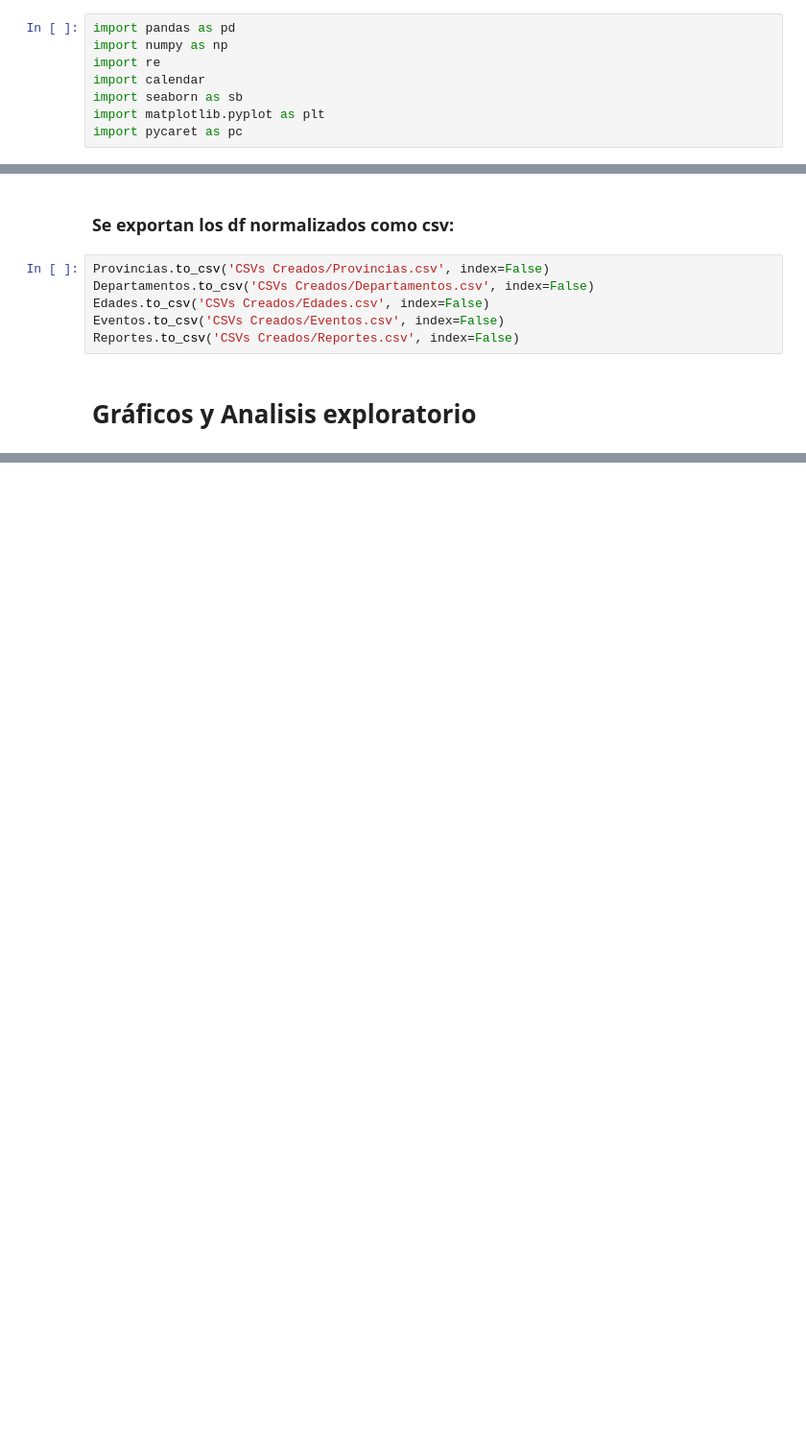
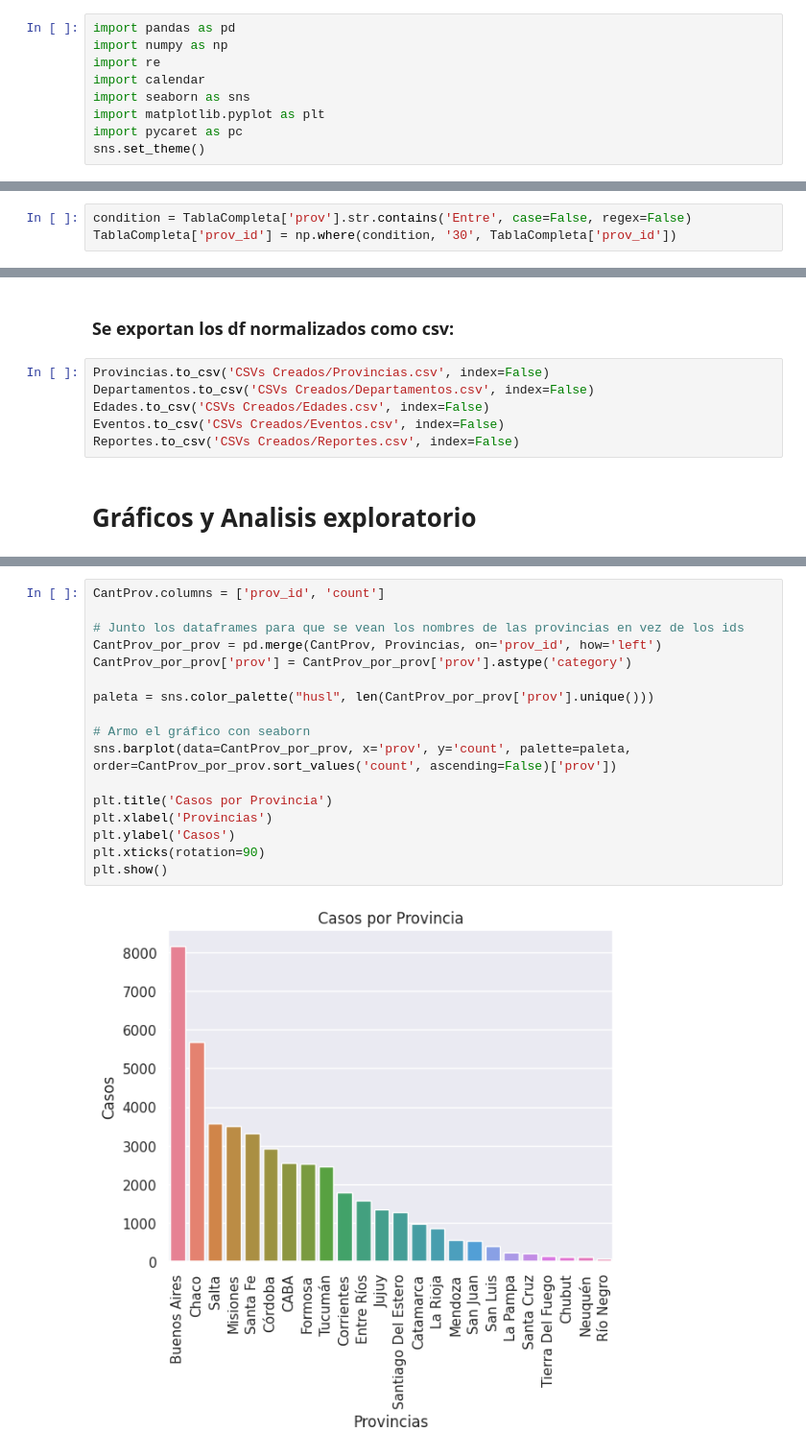
Before and after one commit to Valnir17/Dengue-y-Zika-Argentina, a Jupyter notebook: Manipulación de Tablas.ipynb, the cells around one changed output, grey strips where cells are left out. Shown: that part at 96% size. Drawn from its saved outputs; the diff is of its cells as text; blank space fills up the shorter version.

Commit message:
Primeros gráficos

```diff
--- a/Manipulación de Tablas.ipynb
+++ b/Manipulación de Tablas.ipynb
@@ -5,9 +5,10 @@ import pandas as pd
 import numpy as np
 import re
 import calendar
-import seaborn as sb
+import seaborn as sns
 import matplotlib.pyplot as plt
 import pycaret as pc
+sns.set_theme()
 # %%
 df20182 = pd.read_csv(r"Dengue, Zika 2018 - 2.csv")
 df2018 = pd.read_csv(r"Dengue, Zika 2018.csv")
@@ -414,3 +419,6 @@ The 'id_depto' column starts with '00' 35 times.
+# %%
+condition = TablaCompleta['prov'].str.contains('Entre', case=False, regex=False)
+TablaCompleta['prov_id'] = np.where(condition, '30', TablaCompleta['prov_id'])
 # %% [markdown]
 Paso siguiente: Reducir la granularidad (Pasar semanas -> meses)
 # %%
@@ -511 +519,20 @@ prov_id
 Name: count, dtype: int64
+# %%
+CantProv.columns = ['prov_id', 'count']
+
+# Junto los dataframes para que se vean los nombres de las provincias en vez de los ids
+CantProv_por_prov = pd.merge(CantProv, Provincias, on='prov_id', how='left')
+CantProv_por_prov['prov'] = CantProv_por_prov['prov'].astype('category')
+
+paleta = sns.color_palette("husl", len(CantProv_por_prov['prov'].unique()))
+
+# Armo el gráfico con seaborn
+sns.barplot(data=CantProv_por_prov, x='prov', y='count', palette=paleta, order=CantProv_por_prov.sort_values('count', ascending=False)['prov'])
+
+plt.title('Casos por Provincia')
+plt.xlabel('Provincias')
+plt.ylabel('Casos')
+plt.xticks(rotation=90)
+plt.show()
+# %% [output]
+[figure, added]
```
Also changed, not shown: parts of 8 cells of this notebook.
